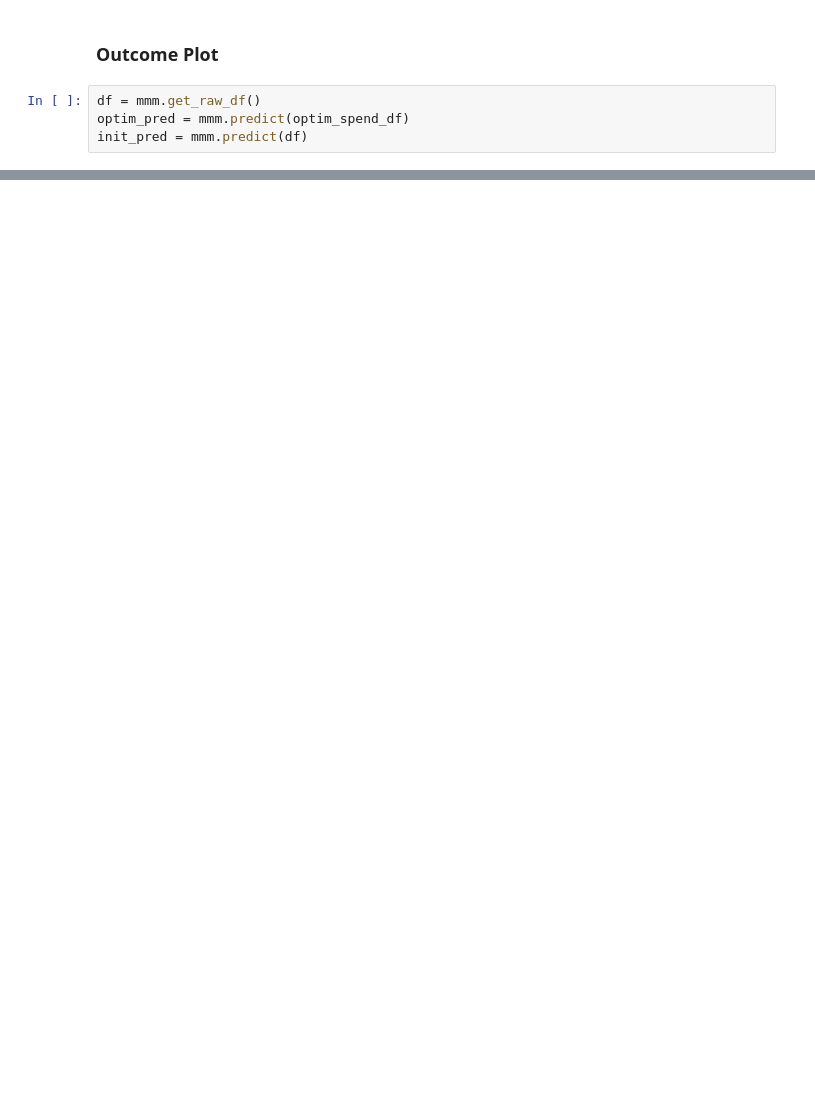
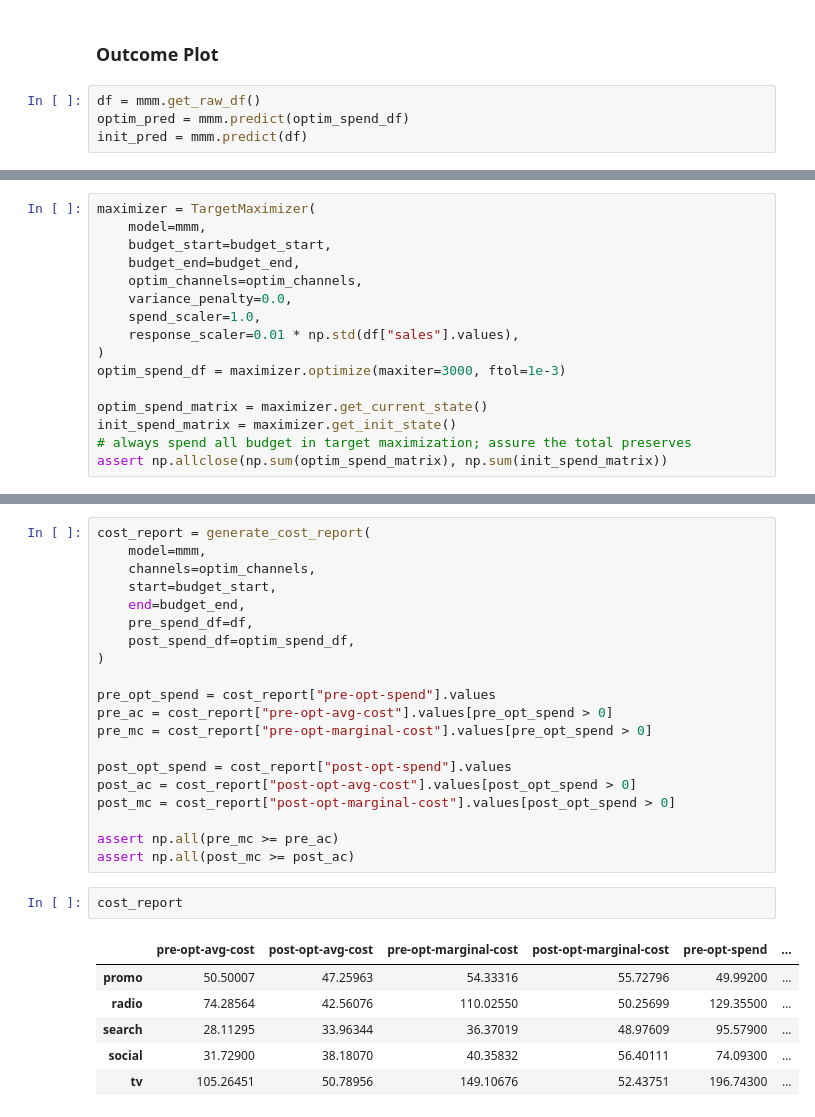
Before and after one commit to edwinnglabs/karpiu, a Jupyter notebook: docs/examples/target_max.ipynb, the cells around one changed output, grey strips where cells are left out. Cells and saved outputs as stored; diff of their text form; blank space fills up the shorter version.

```diff
--- a/docs/examples/target_max.ipynb
+++ b/docs/examples/target_max.ipynb
@@ -159,0 +244,16 @@ assert total_optim_pred > total_init_pred
+# %%
+maximizer = TargetMaximizer(
+    model=mmm,
+    budget_start=budget_start,
+    budget_end=budget_end,
+    optim_channels=optim_channels,
+    variance_penalty=0.0,
+    spend_scaler=1.0,
+    response_scaler=0.01 * np.std(df["sales"].values),
+)
+optim_spend_df = maximizer.optimize(maxiter=3000, ftol=1e-3)
+
+optim_spend_matrix = maximizer.get_current_state()
+init_spend_matrix = maximizer.get_init_state()
+# always spend all budget in target maximization; assure the total preserves
+assert np.allclose(np.sum(optim_spend_matrix), np.sum(init_spend_matrix))
@@ -159,0 +298,29 @@ assert total_optim_pred > total_init_pred
+# %%
+cost_report = generate_cost_report(
+    model=mmm,
+    channels=optim_channels,
+    start=budget_start,
+    end=budget_end,
+    pre_spend_df=df,
+    post_spend_df=optim_spend_df,
+)
+
+pre_opt_spend = cost_report["pre-opt-spend"].values
+pre_ac = cost_report["pre-opt-avg-cost"].values[pre_opt_spend > 0]
+pre_mc = cost_report["pre-opt-marginal-cost"].values[pre_opt_spend > 0]
+
+post_opt_spend = cost_report["post-opt-spend"].values
+post_ac = cost_report["post-opt-avg-cost"].values[post_opt_spend > 0]
+post_mc = cost_report["post-opt-marginal-cost"].values[post_opt_spend > 0]
+
+assert np.all(pre_mc >= pre_ac)
+assert np.all(post_mc >= post_ac)
+# %%
+cost_report
+# %% [output]
+|  | pre-opt-avg-cost | post-opt-avg-cost | pre-opt-marginal-cost | post-opt-marginal-cost | pre-opt-spend | ... |
+| promo | 50.50007 | 47.25963 | 54.33316 | 55.72796 | 49.99200 | ... |
+| radio | 74.28564 | 42.56076 | 110.02550 | 50.25699 | 129.35500 | ... |
+| search | 28.11295 | 33.96344 | 36.37019 | 48.97609 | 95.57900 | ... |
+| social | 31.72900 | 38.18070 | 40.35832 | 56.40111 | 74.09300 | ... |
+| tv | 105.26451 | 50.78956 | 149.10676 | 52.43751 | 196.74300 | ... |
```
Also changed, not shown: parts of 23 cells of this notebook, 35 other files.
